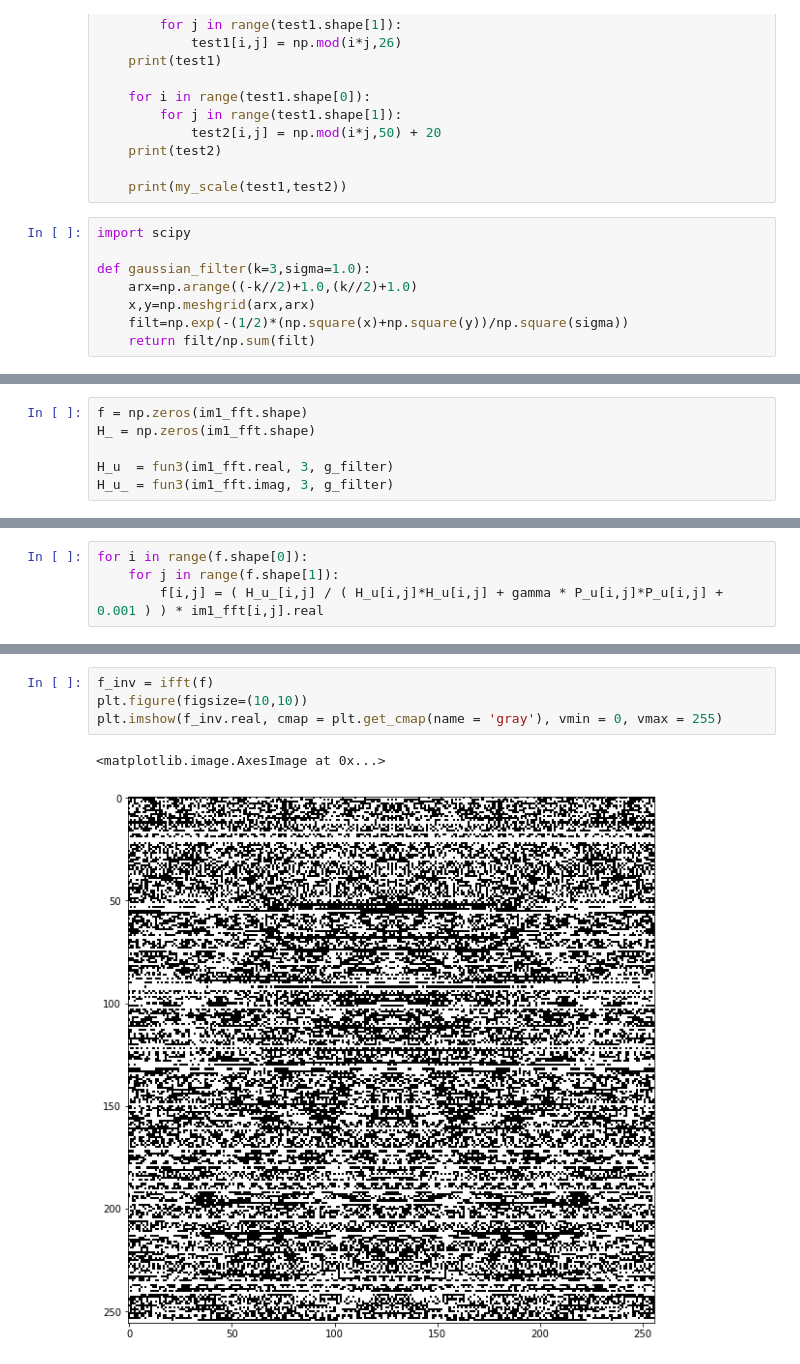
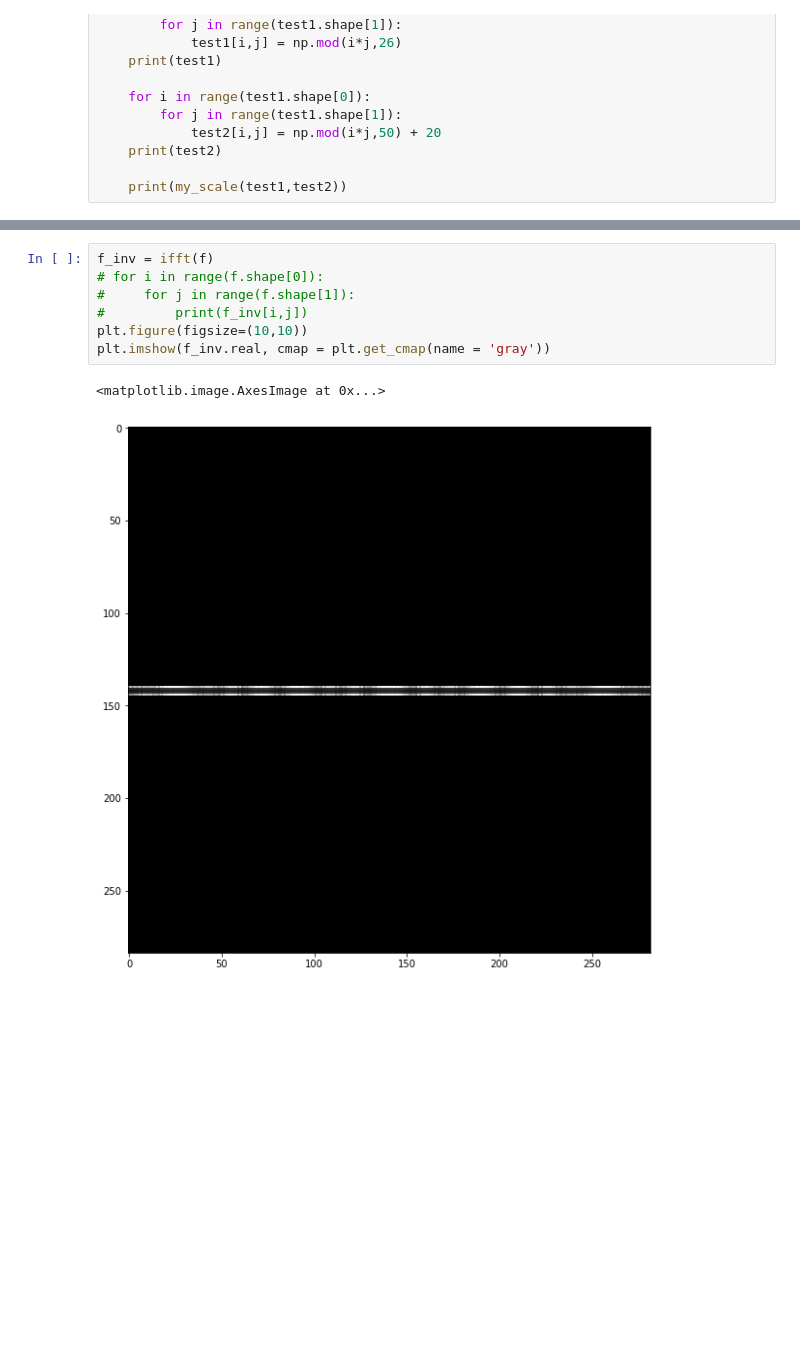
Before and after one commit to jecs89/LearningEveryDay, a Jupyter notebook: IP/ex3.ipynb, the cells around one changed output, grey strips where cells are left out. Cells and saved outputs as stored; diff of their text form; blank space fills up the shorter version.

```diff
--- a/IP/ex3.ipynb
+++ b/IP/ex3.ipynb
@@ -225,11 +271,3 @@ def test_myscale():
     print(test2)
 
     print(my_scale(test1,test2))
-# %%
-import scipy
-
-def gaussian_filter(k=3,sigma=1.0):
-    arx=np.arange((-k//2)+1.0,(k//2)+1.0)
-    x,y=np.meshgrid(arx,arx)
-    filt=np.exp(-(1/2)*(np.square(x)+np.square(y))/np.square(sigma))
-    return filt/np.sum(filt)
@@ -296,6 +398,0 @@ def fun3(im, size_filter, w):
-# %%
-f = np.zeros(im1_fft.shape)
-H_ = np.zeros(im1_fft.shape)
-
-H_u  = fun3(im1_fft.real, 3, g_filter)
-H_u_ = fun3(im1_fft.imag, 3, g_filter)
@@ -313,7 +399,3 @@ gamma = 0.5
-# %%
-for i in range(f.shape[0]):
-    for j in range(f.shape[1]):
-        f[i,j] = ( H_u_[i,j] / ( H_u[i,j]*H_u[i,j] + gamma * P_u[i,j]*P_u[i,j] + 0.001 ) ) * im1_fft[i,j].real
 # %%
 f
 # %% [output]
@@ -333,7 +409,10 @@ array([[ 1.04063473e+07, -9.05359701e+02, -3.69184686e+02, ...,
 # %%
 f_inv = ifft(f)
+# for i in range(f.shape[0]):
+#     for j in range(f.shape[1]):
+#         print(f_inv[i,j])
 plt.figure(figsize=(10,10))
-plt.imshow(f_inv.real, cmap = plt.get_cmap(name = 'gray'), vmin = 0, vmax = 255)
+plt.imshow(f_inv.real, cmap = plt.get_cmap(name = 'gray'))
 # %% [output]
 <matplotlib.image.AxesImage at 0x...>
-[figure, old version]
+[figure, new version]
```
Also changed, not shown: parts of 10 cells of this notebook.
